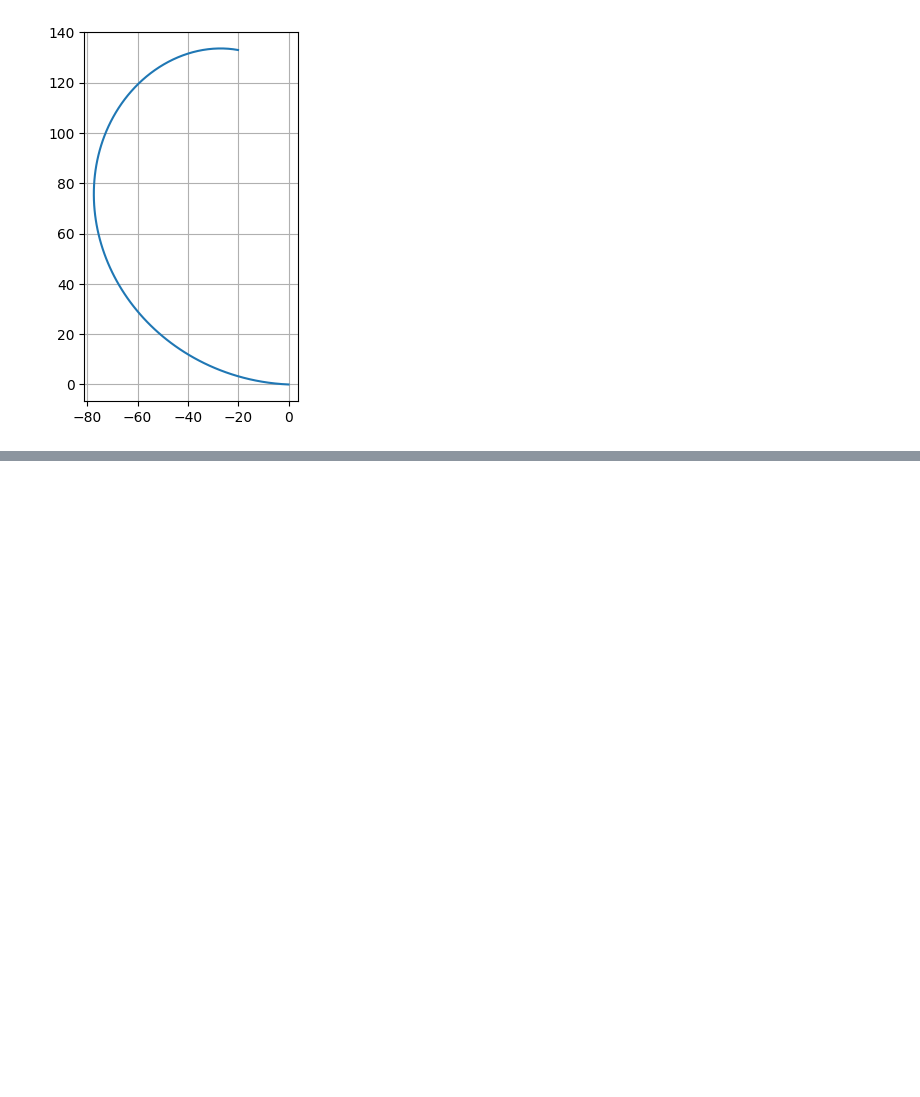
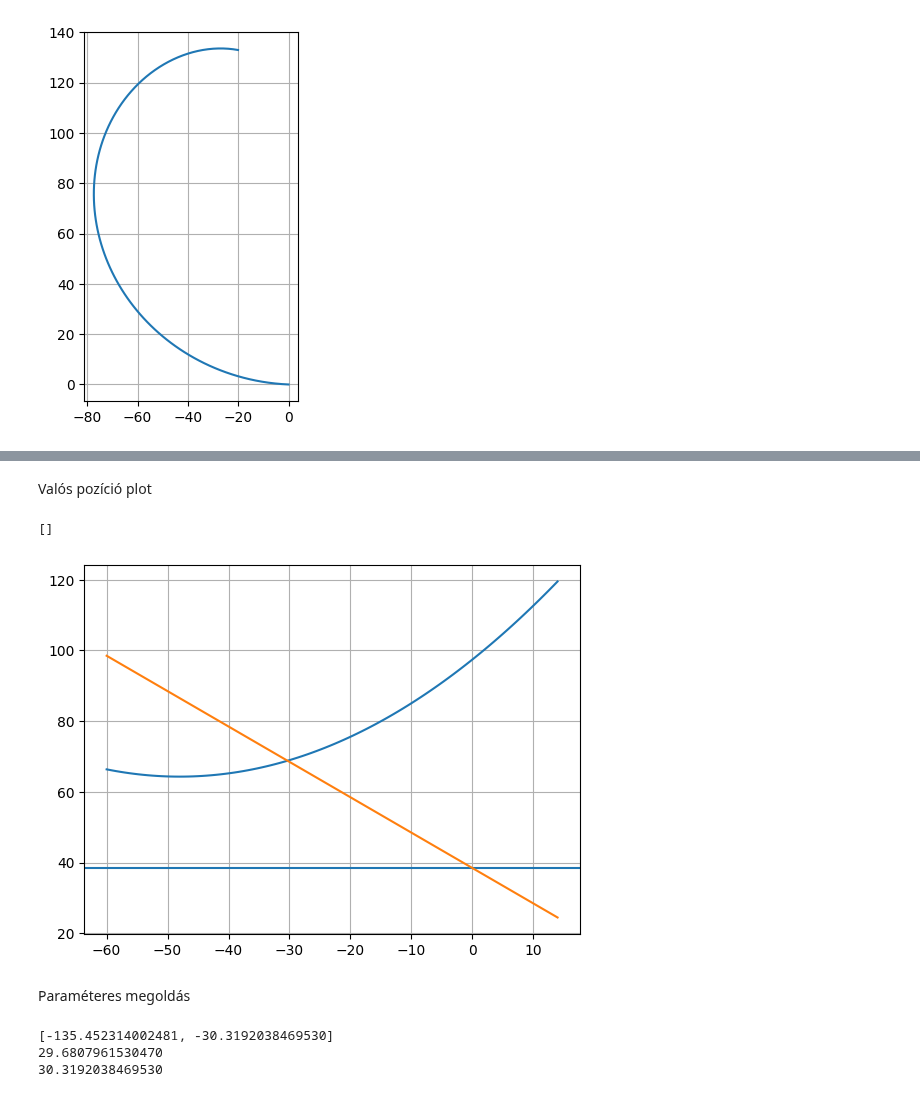
Before and after one commit to BellerAndras/hyperelastic-models, a Jupyter notebook: Characteristics_plot.ipynb, the cells around one changed output, grey strips where cells are left out. Cells and saved outputs as stored; diff of their text form; code cells hidden in the pictures; blank space fills up the shorter version.

```diff
--- a/Characteristics_plot.ipynb
+++ b/Characteristics_plot.ipynb
@@ -24,0 +134,48 @@ plt.show()
+# %% [markdown]
+Valós pozíció plot
+# %%
+Dc=120
+H0=38.5
+L=135
+H=200
+
+fig5, ax5 = plt.subplots()
+
+xvals_cont_1_r = xvals_cont_1-Dc/2
+fit_z1_r = fit_z1+H-L
+zc = -xvals_cont_1_r+H0
+
+
+ax5.axhline(H0)
+ax5.grid()
+ax5.plot(xvals_cont_1_r, fit_z1_r, '-', label='fit')
+ax5.plot(xvals_cont_1_r, zc, '-', label='fit')
+ax5.plot()
+# %% [output]
+[]
+[figure, added]
+# %% [markdown]
+Paraméteres megoldás
+# %%
+x_sym,H0_sym,H_sym,L_sym,Dc_sym,c1,c2,c3 = sp.symbols("x,H0,H,L,Dc,c1,c2,c3")
+
+eq1 = c1*(x_sym+Dc_sym/2)**2+c2*(x_sym+Dc_sym/2)+c3+H_sym-L_sym-H0_sym+x_sym
+eq1_num = eq1.subs({H0_sym:38.5,H_sym:200,Dc_sym:120,L_sym:135,
+                    c1: coeffs1[0],c2: coeffs1[1],
+                    c3: coeffs1[2]})
+
+
+sol = sp.solve(eq1_num,x_sym)
+#sol = sp.nroots(eq1_num)
+print(sol)
+
+
+x_dm = Dc/2+sol[1]
+print(x_dm)
+
+Dmin = abs(sol[1])
+print(Dmin)
+# %% [output]
+[-135.452314002481, -30.3192038469530]
+29.6807961530470
+30.3192038469530
```
Also changed, not shown: parts of 7 cells of this notebook, 2 other files.
